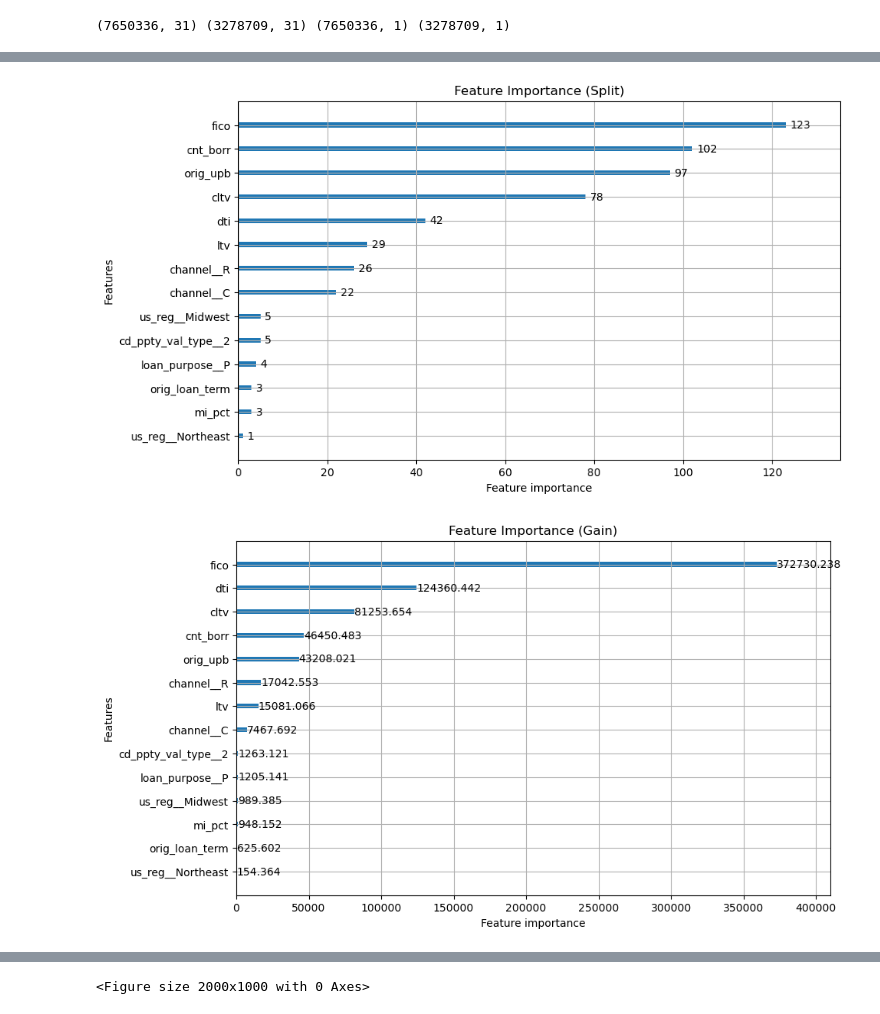
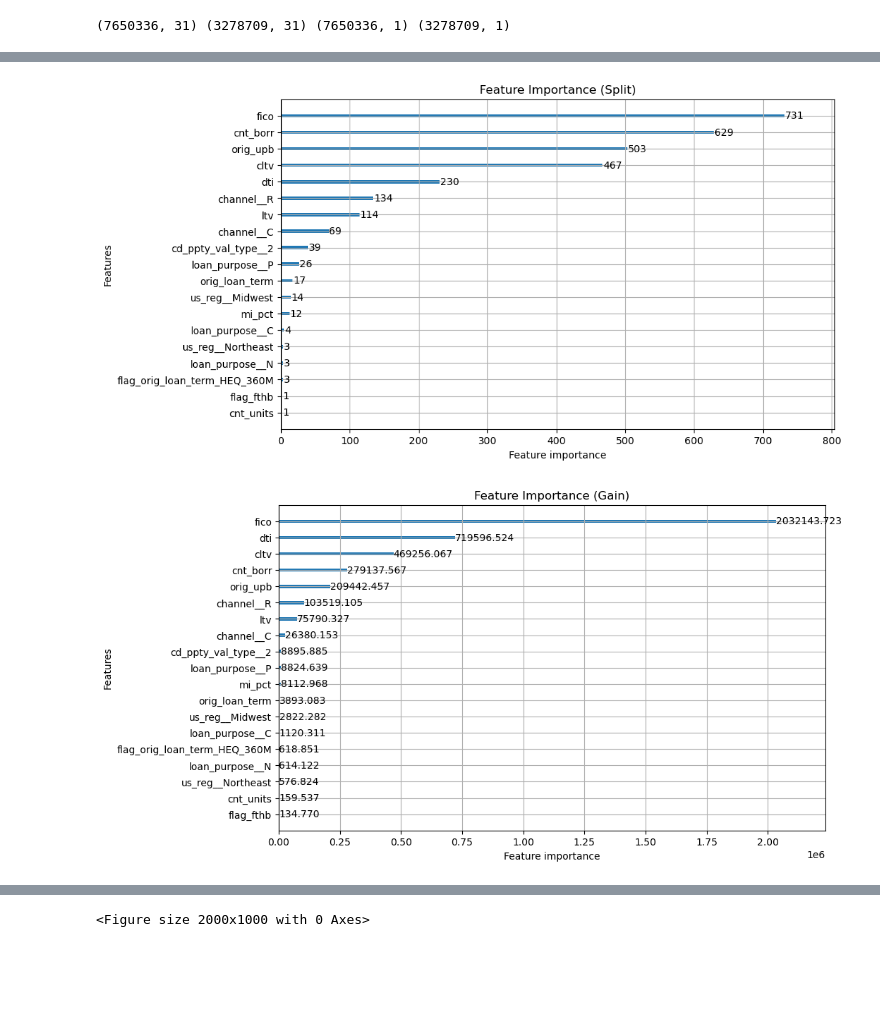
Before and after one commit to MPauline26/Masterthesis, a Jupyter notebook: RandomForest/MA_RandomForest.ipynb, the cells around one changed output, grey strips where cells are left out. Drawn from its saved outputs; the diff is of its cells as text; code cells hidden in the pictures; blank space fills up the shorter version.

```diff
--- a/RandomForest/MA_RandomForest.ipynb
+++ b/RandomForest/MA_RandomForest.ipynb
@@ -82,17 +82,11 @@ test_data = lgb.Dataset(X_test, label=y_test, reference=train_data)
 # %%
 # Set parameters for LightGBM
 params = {
-    'boosting_type': 'rf',  # Random Forest
-    'objective': 'binary',  # Binary classification problem
-    'metric': 'binary_error',  # Metric to evaluate performance
-    'num_leaves': 31,  # Maximum number of leaves in one tree
-    'learning_rate': 0.05,  # Learning rate
-    'feature_fraction': 0.9,  # Fraction of features to be used in each boosting round
-    'bagging_fraction': 0.8,  # Fraction of data to be used in each boosting round
-    'bagging_freq': 5,  # Frequency for bagging
-    'num_threads': 4  # Number of threads for LightGBM to use
+# Settings for Random forest and others
+    'random_state' : [500],                                                                 # seed
+    'boosting_type' : ['rf'],                                                               # Random Forest
+    'objective' : ['binary'],                                                               # Binary classification problem
+    'feature_fraction': 0.9,                                                                # Fraction of features to be used in each boosting round
+    'bagging_fraction': 0.8,                                                                # Fraction of data to be used in each boosting round
+    'bagging_freq': 5,                                                                      # Frequency for bagging
 }
-# %%
-# Train the model
-num_round = 100  # Number of boosting rounds
-bst = lgb.train(params, train_data, num_round, valid_sets=[test_data], early_stopping_rounds=10)
@@ -117,2 +93,5 @@ Early stopping, best iteration is:
+# %%
+rf = lgb.LGBMRegressor(**params)
+rf.fit(X_train, y_train)
 # %%
 # Make predictions on the test set
@@ -157,13 +136,13 @@ plt.show()
 # %%
 # Feature Importance Analysis
-lgb.plot_importance(bst, importance_type='split', figsize=(10, 6), title='Feature Importance (Split)')
+lgb.plot_importance(rf, importance_type='split', figsize=(10, 6), title='Feature Importance (Split)')
 plt.show()
 
-lgb.plot_importance(bst, importance_type='gain', figsize=(10, 6), title='Feature Importance (Gain)')
+lgb.plot_importance(rf, importance_type='gain', figsize=(10, 6), title='Feature Importance (Gain)')
 plt.show()
 # %% [output]
-[figure, old version]
+[figure, new version]
-[figure, old version]
+[figure, new version]
 # %%
 # this is required as LIME requires class probabilities in case of classification example
 # LightGBM directly returns probability for class 1 by default
```
Also changed, not shown: parts of 13 cells of this notebook, 19 other files.
